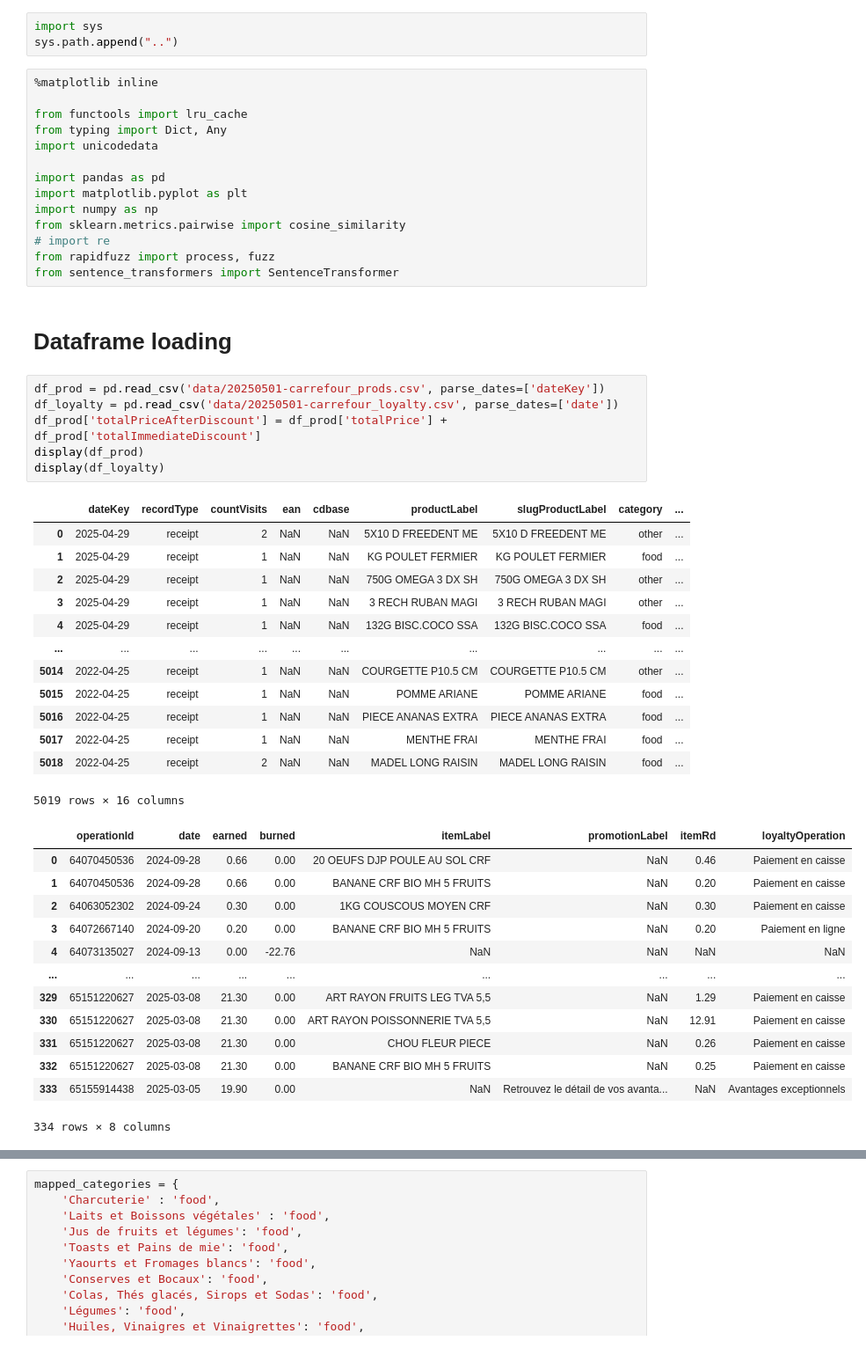
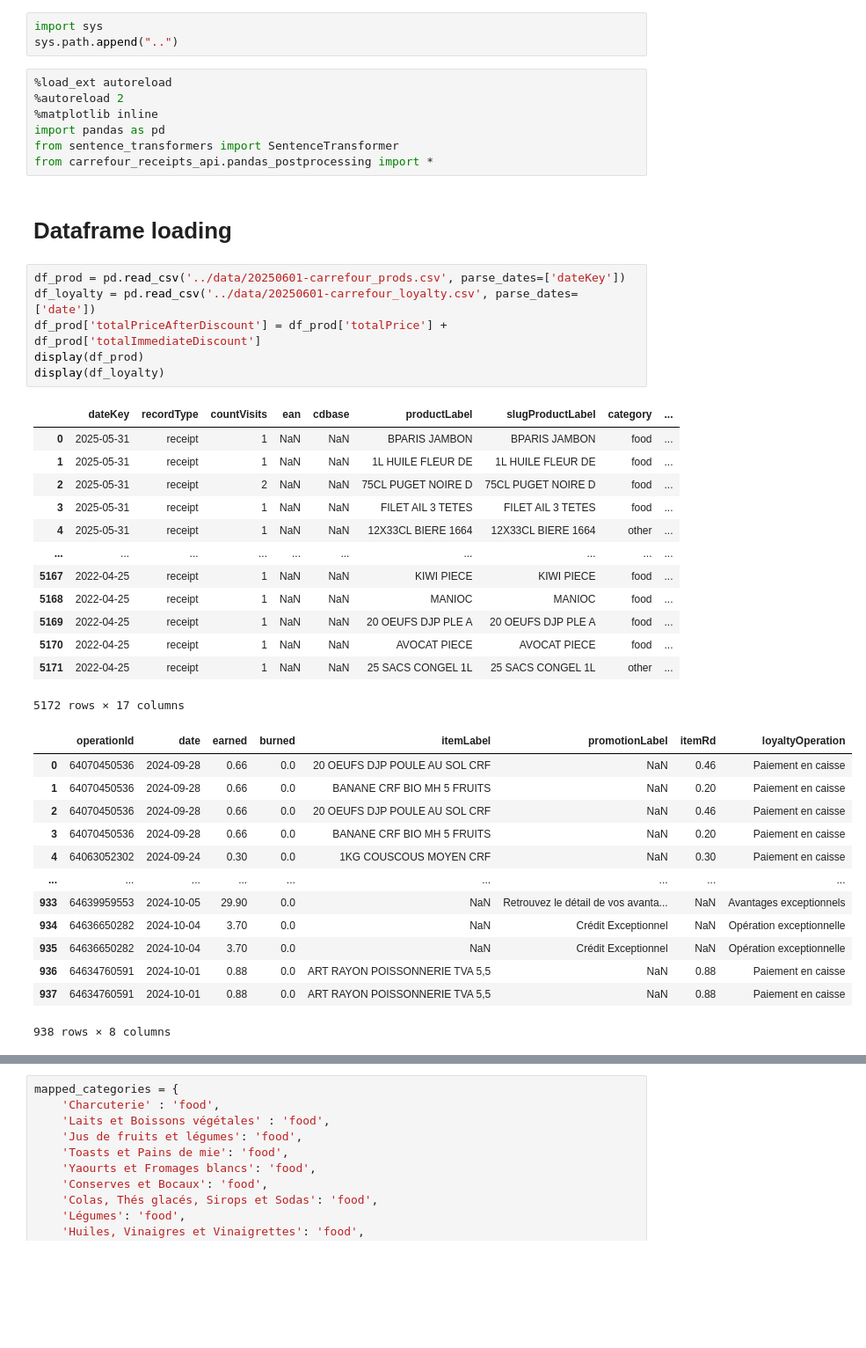
Before and after one commit to ChristopheVuong/carrefour_receipts, a Jupyter notebook: notebooks/products_analysis.ipynb, the cells around one changed output, grey strips where cells are left out. Shown: that part at 88% size. Saved outputs shown, nothing was run; the diff lists cells and outputs as text; blank space fills up the shorter version.

```diff
--- a/notebooks/products_analysis.ipynb
+++ b/notebooks/products_analysis.ipynb
@@ -2,51 +2,44 @@
 import sys
 sys.path.append("..")
 # %%
+%load_ext autoreload
+%autoreload 2
 %matplotlib inline
-
-from functools import lru_cache
-from typing import Dict, Any
-import unicodedata
-
 import pandas as pd
-import matplotlib.pyplot as plt
-import numpy as np
-from sklearn.metrics.pairwise import cosine_similarity
-# import re
-from rapidfuzz import process, fuzz
 from sentence_transformers import SentenceTransformer
+from carrefour_receipts_api.pandas_postprocessing import *
 # %% [markdown]
 # Dataframe loading
 # %%
-df_prod = pd.read_csv('data/20250501-carrefour_prods.csv', parse_dates=['dateKey'])
-df_loyalty = pd.read_csv('data/20250501-carrefour_loyalty.csv', parse_dates=['date'])
+df_prod = pd.read_csv('../data/20250601-carrefour_prods.csv', parse_dates=['dateKey'])
+df_loyalty = pd.read_csv('../data/20250601-carrefour_loyalty.csv', parse_dates=['date'])
 df_prod['totalPriceAfterDiscount'] = df_prod['totalPrice'] + df_prod['totalImmediateDiscount']
 display(df_prod)
 display(df_loyalty)
 # %% [output]
 |  | dateKey | recordType | countVisits | ean | cdbase | productLabel | slugProductLabel | category | ... |
-| 0 | 2025-04-29 | receipt | 2 | NaN | NaN | 5X10 D FREEDENT ME | 5X10 D FREEDENT ME | other | ... |
-| 1 | 2025-04-29 | receipt | 1 | NaN | NaN | KG POULET FERMIER | KG POULET FERMIER | food | ... |
-| 2 | 2025-04-29 | receipt | 1 | NaN | NaN | 750G OMEGA 3 DX SH | 750G OMEGA 3 DX SH | other | ... |
-| 3 | 2025-04-29 | receipt | 1 | NaN | NaN | 3 RECH RUBAN MAGI | 3 RECH RUBAN MAGI | other | ... |
-| 4 | 2025-04-29 | receipt | 1 | NaN | NaN | 132G BISC.COCO SSA | 132G BISC.COCO SSA | food | ... |
+| 0 | 2025-05-31 | receipt | 1 | NaN | NaN | BPARIS JAMBON | BPARIS JAMBON | food | ... |
+| 1 | 2025-05-31 | receipt | 1 | NaN | NaN | 1L HUILE FLEUR DE | 1L HUILE FLEUR DE | food | ... |
+| 2 | 2025-05-31 | receipt | 2 | NaN | NaN | 75CL PUGET NOIRE D | 75CL PUGET NOIRE D | food | ... |
+| 3 | 2025-05-31 | receipt | 1 | NaN | NaN | FILET AIL 3 TETES | FILET AIL 3 TETES | food | ... |
+| 4 | 2025-05-31 | receipt | 1 | NaN | NaN | 12X33CL BIERE 1664 | 12X33CL BIERE 1664 | other | ... |
 | ... | ... | ... | ... | ... | ... | ... | ... | ... | ... |
-| 5014 | 2022-04-25 | receipt | 1 | NaN | NaN | COURGETTE P10.5 CM | COURGETTE P10.5 CM | other | ... |
-| 5015 | 2022-04-25 | receipt | 1 | NaN | NaN | POMME ARIANE | POMME ARIANE | food | ... |
-| 5016 | 2022-04-25 | receipt | 1 | NaN | NaN | PIECE ANANAS EXTRA | PIECE ANANAS EXTRA | food | ... |
-| 5017 | 2022-04-25 | receipt | 1 | NaN | NaN | MENTHE FRAI | MENTHE FRAI | food | ... |
-| 5018 | 2022-04-25 | receipt | 2 | NaN | NaN | MADEL LONG RAISIN | MADEL LONG RAISIN | food | ... |
+| 5167 | 2022-04-25 | receipt | 1 | NaN | NaN | KIWI PIECE | KIWI PIECE | food | ... |
+| 5168 | 2022-04-25 | receipt | 1 | NaN | NaN | MANIOC | MANIOC | food | ... |
+| 5169 | 2022-04-25 | receipt | 1 | NaN | NaN | 20 OEUFS DJP PLE A | 20 OEUFS DJP PLE A | food | ... |
+| 5170 | 2022-04-25 | receipt | 1 | NaN | NaN | AVOCAT PIECE | AVOCAT PIECE | food | ... |
+| 5171 | 2022-04-25 | receipt | 1 | NaN | NaN | 25 SACS CONGEL 1L | 25 SACS CONGEL 1L | other | ... |
-5019 rows × 16 columns
+5172 rows × 17 columns
 |  | operationId | date | earned | burned | itemLabel | promotionLabel | itemRd | loyaltyOperation |
-| 0 | 64070450536 | 2024-09-28 | 0.66 | 0.00 | 20 OEUFS DJP POULE AU SOL CRF | NaN | 0.46 | Paiement en caisse |
-| 1 | 64070450536 | 2024-09-28 | 0.66 | 0.00 | BANANE CRF BIO MH 5 FRUITS | NaN | 0.20 | Paiement en caisse |
-| 2 | 64063052302 | 2024-09-24 | 0.30 | 0.00 | 1KG COUSCOUS MOYEN CRF | NaN | 0.30 | Paiement en caisse |
-| 3 | 64072667140 | 2024-09-20 | 0.20 | 0.00 | BANANE CRF BIO MH 5 FRUITS | NaN | 0.20 | Paiement en ligne |
-| 4 | 64073135027 | 2024-09-13 | 0.00 | -22.76 | NaN | NaN | NaN | NaN |
+| 0 | 64070450536 | 2024-09-28 | 0.66 | 0.0 | 20 OEUFS DJP POULE AU SOL CRF | NaN | 0.46 | Paiement en caisse |
+| 1 | 64070450536 | 2024-09-28 | 0.66 | 0.0 | BANANE CRF BIO MH 5 FRUITS | NaN | 0.20 | Paiement en caisse |
+| 2 | 64070450536 | 2024-09-28 | 0.66 | 0.0 | 20 OEUFS DJP POULE AU SOL CRF | NaN | 0.46 | Paiement en caisse |
+| 3 | 64070450536 | 2024-09-28 | 0.66 | 0.0 | BANANE CRF BIO MH 5 FRUITS | NaN | 0.20 | Paiement en caisse |
+| 4 | 64063052302 | 2024-09-24 | 0.30 | 0.0 | 1KG COUSCOUS MOYEN CRF | NaN | 0.30 | Paiement en caisse |
 | ... | ... | ... | ... | ... | ... | ... | ... | ... |
-| 329 | 65151220627 | 2025-03-08 | 21.30 | 0.00 | ART RAYON FRUITS LEG TVA 5,5 | NaN | 1.29 | Paiement en caisse |
-| 330 | 65151220627 | 2025-03-08 | 21.30 | 0.00 | ART RAYON POISSONNERIE TVA 5,5 | NaN | 12.91 | Paiement en caisse |
-| 331 | 65151220627 | 2025-03-08 | 21.30 | 0.00 | CHOU FLEUR PIECE | NaN | 0.26 | Paiement en caisse |
-| 332 | 65151220627 | 2025-03-08 | 21.30 | 0.00 | BANANE CRF BIO MH 5 FRUITS | NaN | 0.25 | Paiement en caisse |
-| 333 | 65155914438 | 2025-03-05 | 19.90 | 0.00 | NaN | Retrouvez le détail de vos avanta... | NaN | Avantages exceptionnels |
+| 933 | 64639959553 | 2024-10-05 | 29.90 | 0.0 | NaN | Retrouvez le détail de vos avanta... | NaN | Avantages exceptionnels |
+| 934 | 64636650282 | 2024-10-04 | 3.70 | 0.0 | NaN | Crédit Exceptionnel | NaN | Opération exceptionnelle |
+| 935 | 64636650282 | 2024-10-04 | 3.70 | 0.0 | NaN | Crédit Exceptionnel | NaN | Opération exceptionnelle |
+| 936 | 64634760591 | 2024-10-01 | 0.88 | 0.0 | ART RAYON POISSONNERIE TVA 5,5 | NaN | 0.88 | Paiement en caisse |
+| 937 | 64634760591 | 2024-10-01 | 0.88 | 0.0 | ART RAYON POISSONNERIE TVA 5,5 | NaN | 0.88 | Paiement en caisse |
-334 rows × 8 columns
+938 rows × 8 columns
```
Also changed, not shown: parts of 10 cells of this notebook, 11 other files.
